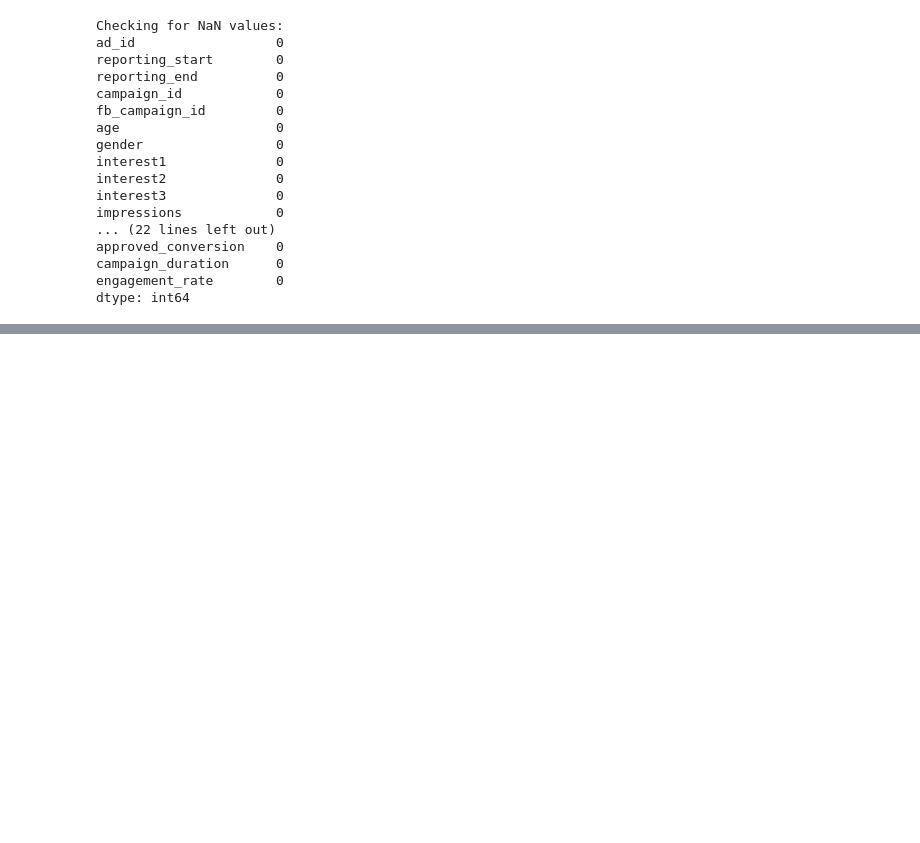
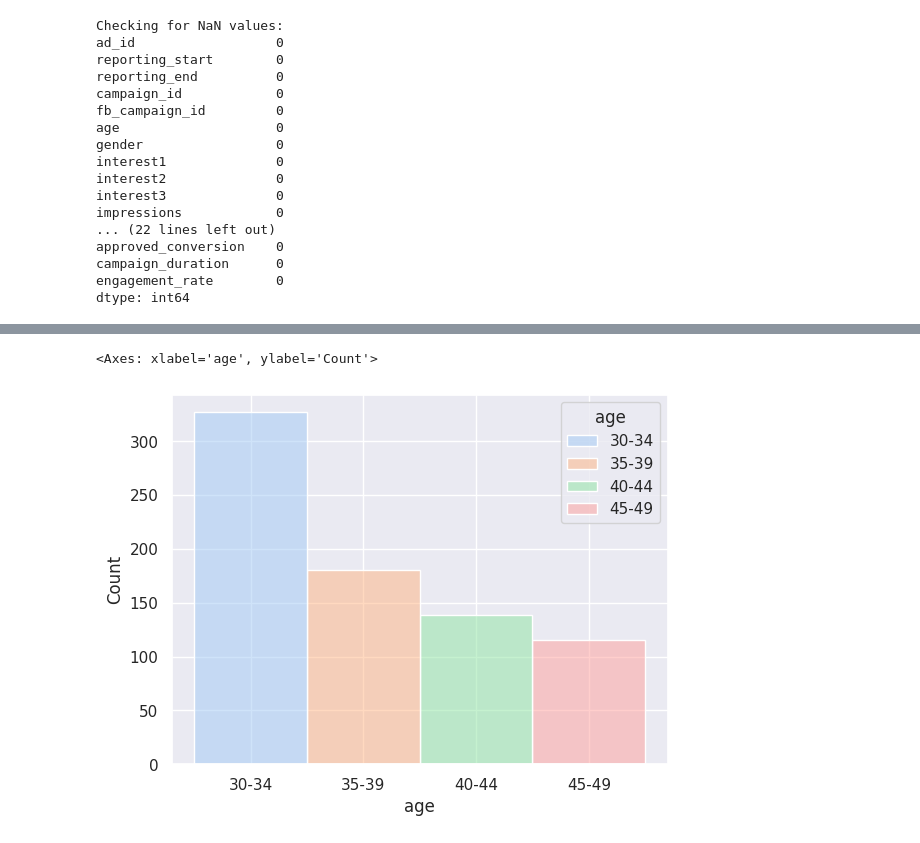
Before and after one commit to savina01/Analysis-of-Facebook-ad-campaign, a Jupyter notebook: Notebook.ipynb, the cells around one changed output, grey strips where cells are left out. Cells and saved outputs as stored; diff of their text form; code cells hidden in the pictures; blank space fills up the shorter version.

```diff
--- a/Notebook.ipynb
+++ b/Notebook.ipynb
@@ -158,0 +220,6 @@ dtype: object
+# %%
+# Plot the age groups
+sns.histplot(data=df, x='age', hue='age', palette='pastel')
+# %% [output]
+<Axes: xlabel='age', ylabel='Count'>
+[figure, added]
```
Also changed, not shown: parts of 17 cells of this notebook, 1 other file.
